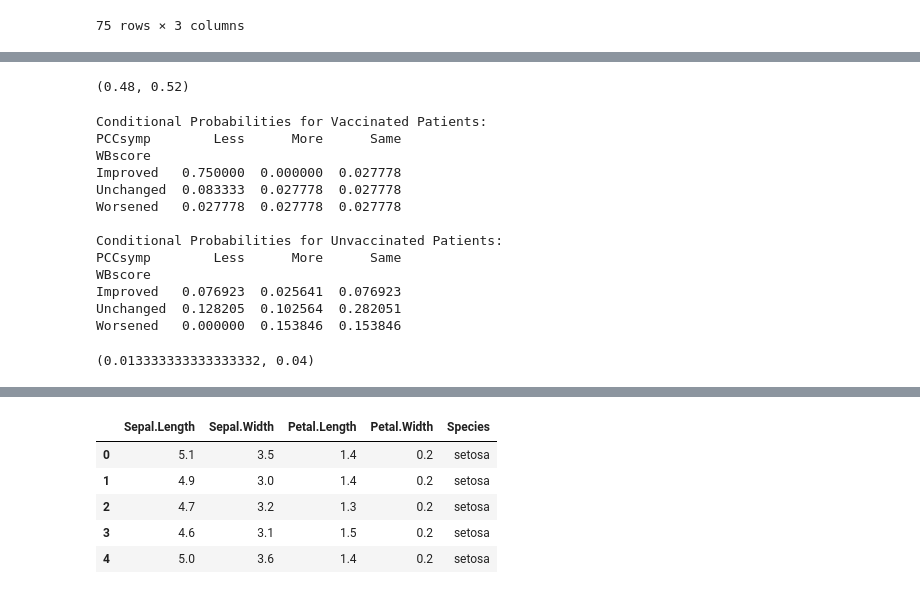
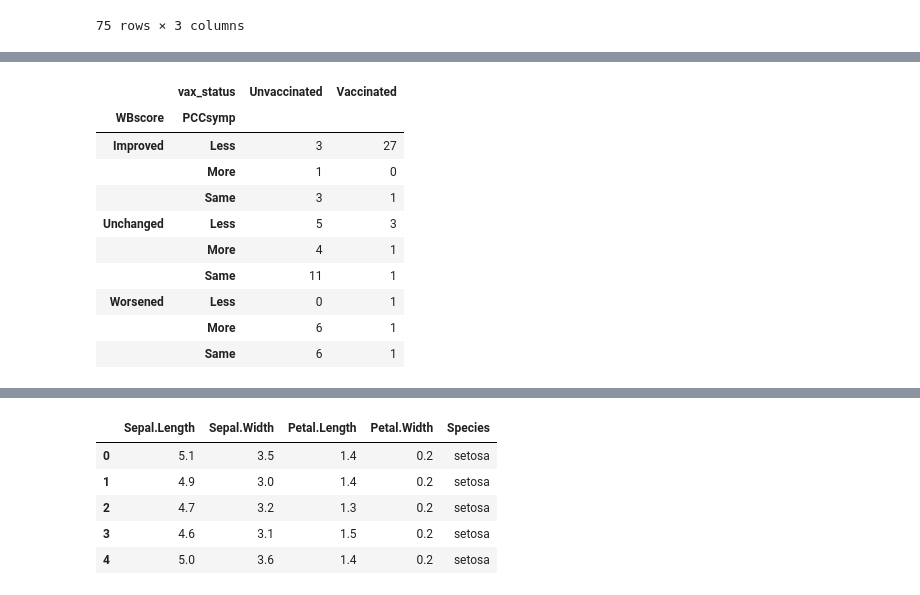
Before and after one commit to giomhern/machine-learning-spring-2024, a Jupyter notebook: week2/homework-notebooks/hw-2.ipynb, the cells around one changed output, grey strips where cells are left out. Cells and saved outputs as stored; diff of their text form; code cells hidden in the pictures.

```diff
--- a/week2/homework-notebooks/hw-2.ipynb
+++ b/week2/homework-notebooks/hw-2.ipynb
@@ -9,7 +42,8 @@ from scipy.optimize import minimize
 # %%
-data = pd.read_csv("/Users/giovannimaya/Downloads/data/PCC_study_train.csv")
-data = data.drop(columns='Unnamed: 0')
-data
+train_data = pd.read_csv(
+    '/Users/giovannimaya/Downloads/data/PCC_study_train.csv')
+train_data = train_data.drop(columns='Unnamed: 0')
+train_data
 # %% [output]
 |  | vax_status | WBscore | PCCsymp |
 | 0 | Vaccinated | Improved | Less |
@@ -64,49 +61,19 @@ total_vax, total_unvax
-# %%
-class_prob_yes = total_vax / (total_vax + total_unvax)
-class_prob_no = 1 - class_prob_yes
-class_prob_yes, class_prob_no
-# %% [output]
-(0.48, 0.52)
-# %%
-vaccinated_data = data[data['vax_status'] == 'Vaccinated']
-unvaccinated_data = data[data['vax_status'] == 'Unvaccinated']
-
-vax_cond_probs = vaccinated_data.groupby(
-    ['WBscore', 'PCCsymp']).size() / len(vaccinated_data)
-unvax_cond_probs = unvaccinated_data.groupby(
-    ['WBscore', 'PCCsymp']).size() / len(unvaccinated_data)
-
-vax_cond_probs_table = vax_cond_probs.unstack().fillna(0)  # Fill N/A with 0s
-unvax_cond_probs_table = unvax_cond_probs.unstack().fillna(0)
-
-print("Conditional Probabilities for Vaccinated Patients:")
-print(vax_cond_probs_table)
-print("\nConditional Probabilities for Unvaccinated Patients:")
-print(unvax_cond_probs_table)
-# %% [output]
-Conditional Probabilities for Vaccinated Patients:
-PCCsymp        Less      More      Same
-WBscore
-Improved   0.750000  0.000000  0.027778
-Unchanged  0.083333  0.027778  0.027778
-Worsened   0.027778  0.027778  0.027778
-
-Conditional Probabilities for Unvaccinated Patients:
-PCCsymp        Less      More      Same
-WBscore
-Improved   0.076923  0.025641  0.076923
-Unchanged  0.128205  0.102564  0.282051
-Worsened   0.000000  0.153846  0.153846
-# %%
-def calculate_likelihood(conditional_probs, class_probability, WBscore, PCCsymp):
-    outcome_prob = conditional_probs.get((WBscore, PCCsymp), 0)
-    likelihood = outcome_prob * class_probability
-    return likelihood
-likelihood_vaccinated = calculate_likelihood(
-    vax_cond_probs, class_prob_yes, "Improved", "Same")
-likelihood_unvaccinated = calculate_likelihood(
-    unvax_cond_probs, class_prob_no, "Improved", "Same")
-
-likelihood_vaccinated, likelihood_unvaccinated
-# %% [output]
-(0.013333333333333332, 0.04)
+# %%
+train_data_pivot = pd.pivot_table(train_data,
+                                index=['WBscore', 'PCCsymp'],
+                                columns='vax_status',
+                                aggfunc='size',
+                                fill_value=0)
+train_data_pivot
+# %% [output]
+|  | vax_status | Unvaccinated | Vaccinated |
+| WBscore | PCCsymp |  |  |
+| Improved | Less | 3 | 27 |
+|  | More | 1 | 0 |
+|  | Same | 3 | 1 |
+| Unchanged | Less | 5 | 3 |
+|  | More | 4 | 1 |
+|  | Same | 11 | 1 |
+| Worsened | Less | 0 | 1 |
+|  | More | 6 | 1 |
+|  | Same | 6 | 1 |
```
Also changed, not shown: parts of 16 cells of this notebook.
